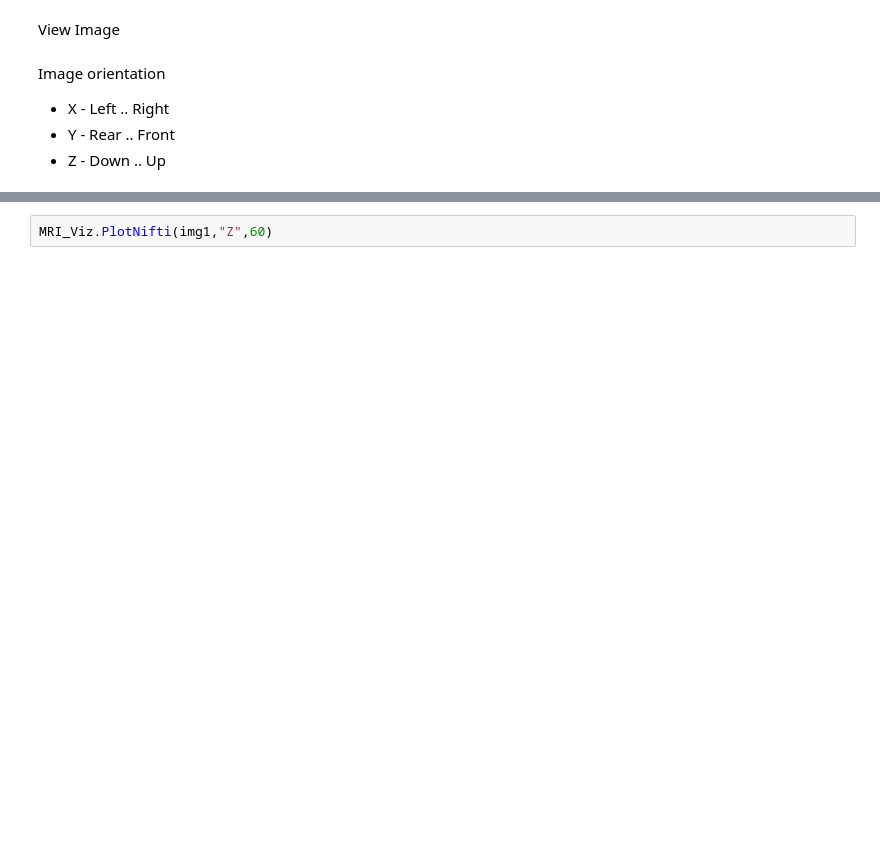
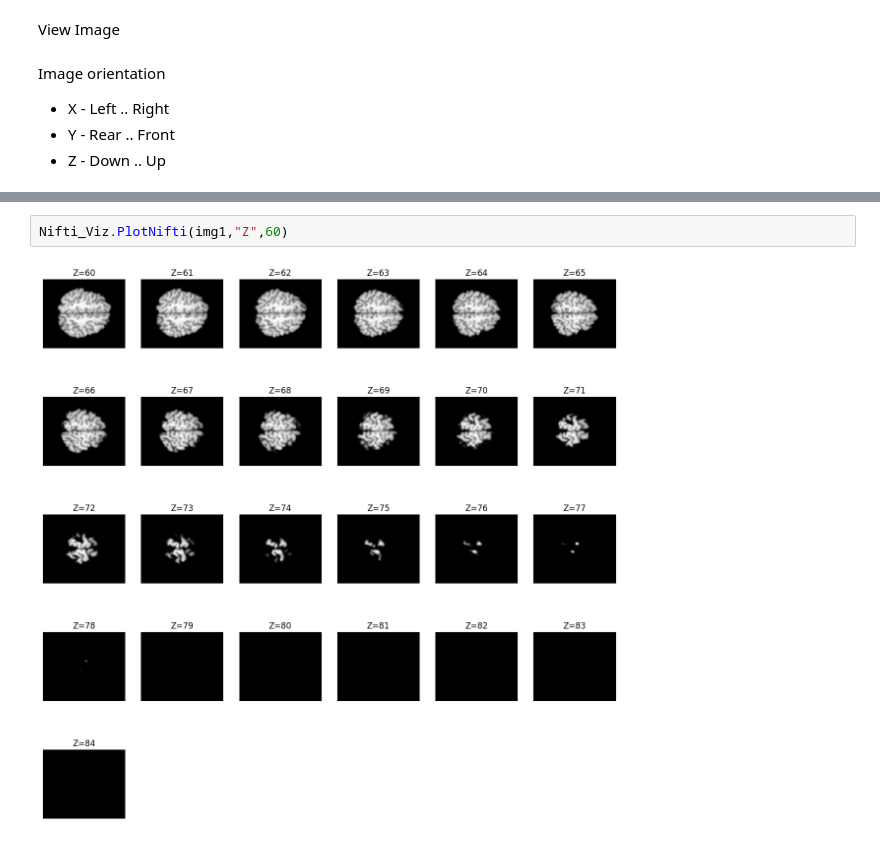
Before and after one commit to Taboh250/sep23_cds_int_medical_data, a Jupyter notebook: sep23_cds_int_medical_data.ipynb, the cells around one changed output, grey strips where cells are left out. Drawn from its saved outputs; the diff is of its cells as text; blank space fills up the shorter version.

```diff
--- a/sep23_cds_int_medical_data.ipynb
+++ b/sep23_cds_int_medical_data.ipynb
@@ -107,2 +125,4 @@ MRI_Viz.PlotNiftiXYZ(img1,20,30,40)
 # %%
-MRI_Viz.PlotNifti(img1,"Z",60)
+Nifti_Viz.PlotNifti(img1,"Z",60)
+# %% [output]
+[figure, added]
```
Also changed, not shown: parts of 8 cells of this notebook.
